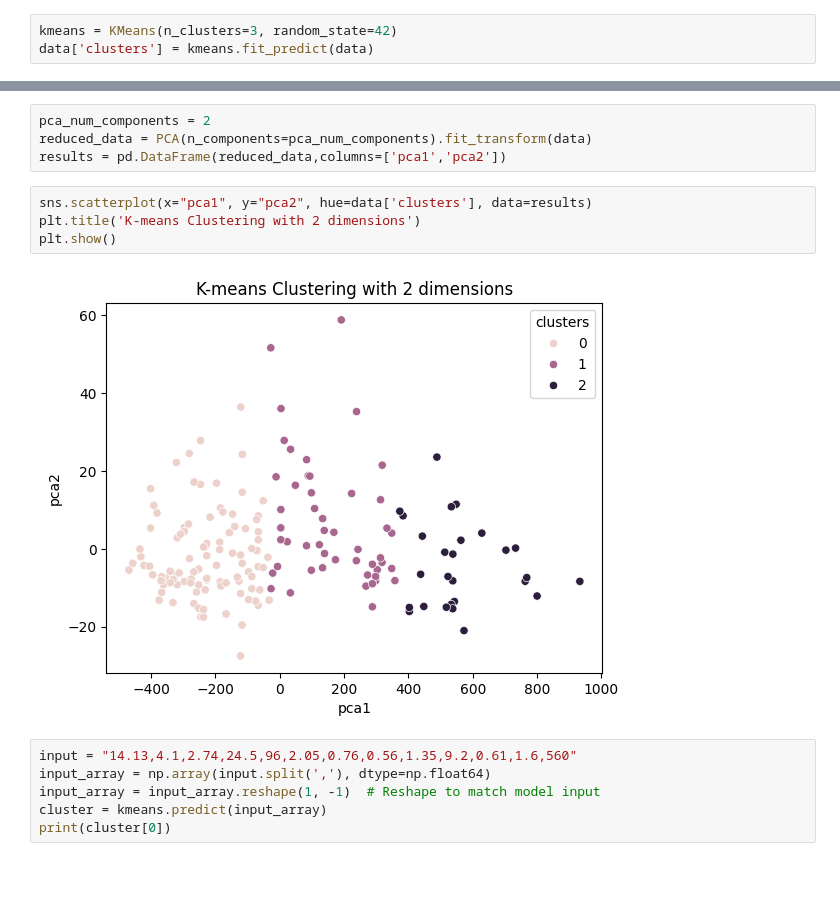
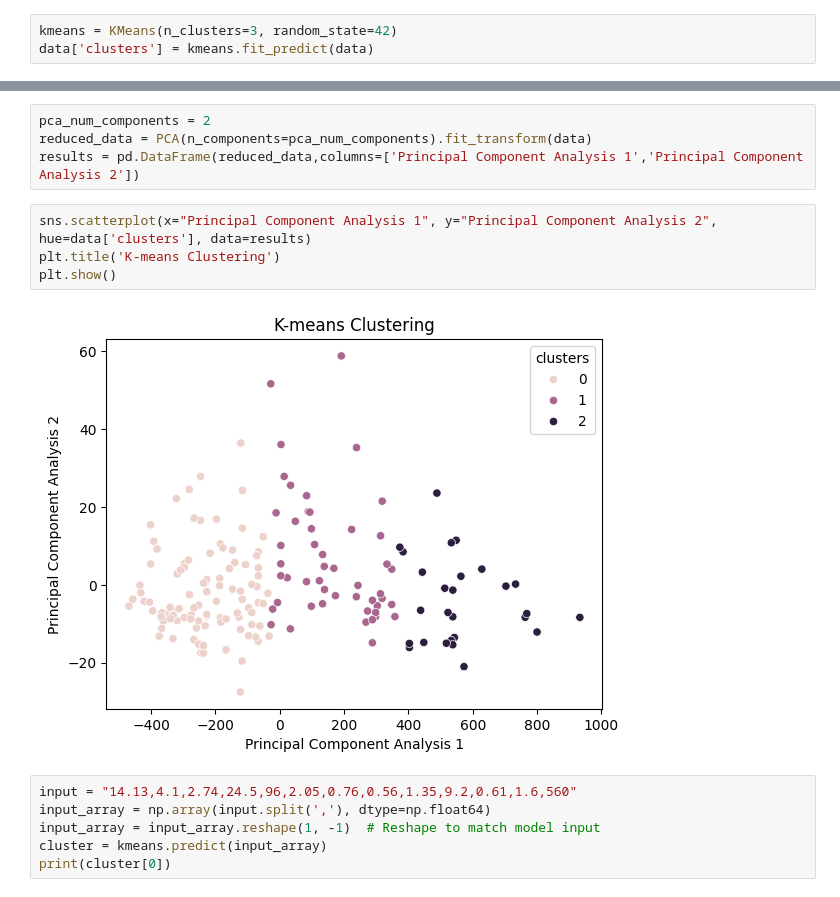
Before and after one commit to JethroBaring/clustering-kmeans, a Jupyter notebook: main.ipynb, the cells around one changed output, grey strips where cells are left out. Saved outputs shown, nothing was run; the diff lists cells and outputs as text.

```diff
--- a/main.ipynb
+++ b/main.ipynb
@@ -22,13 +31,13 @@ data['clusters'] = kmeans.fit_predict(data)
 # %%
 pca_num_components = 2
 reduced_data = PCA(n_components=pca_num_components).fit_transform(data)
-results = pd.DataFrame(reduced_data,columns=['pca1','pca2'])
+results = pd.DataFrame(reduced_data,columns=['Principal Component Analysis 1','Principal Component Analysis 2'])
 # %%
-sns.scatterplot(x="pca1", y="pca2", hue=data['clusters'], data=results)
-plt.title('K-means Clustering with 2 dimensions')
+sns.scatterplot(x="Principal Component Analysis 1", y="Principal Component Analysis 2", hue=data['clusters'], data=results)
+plt.title('K-means Clustering')
 plt.show()
 # %% [output]
-[figure, old version]
+[figure, new version]
 # %%
 input = "14.13,4.1,2.74,24.5,96,2.05,0.76,0.56,1.35,9.2,0.61,1.6,560"
 input_array = np.array(input.split(','), dtype=np.float64)
```
Also changed, not shown: parts of 1 cell of this notebook, 2 other files.
